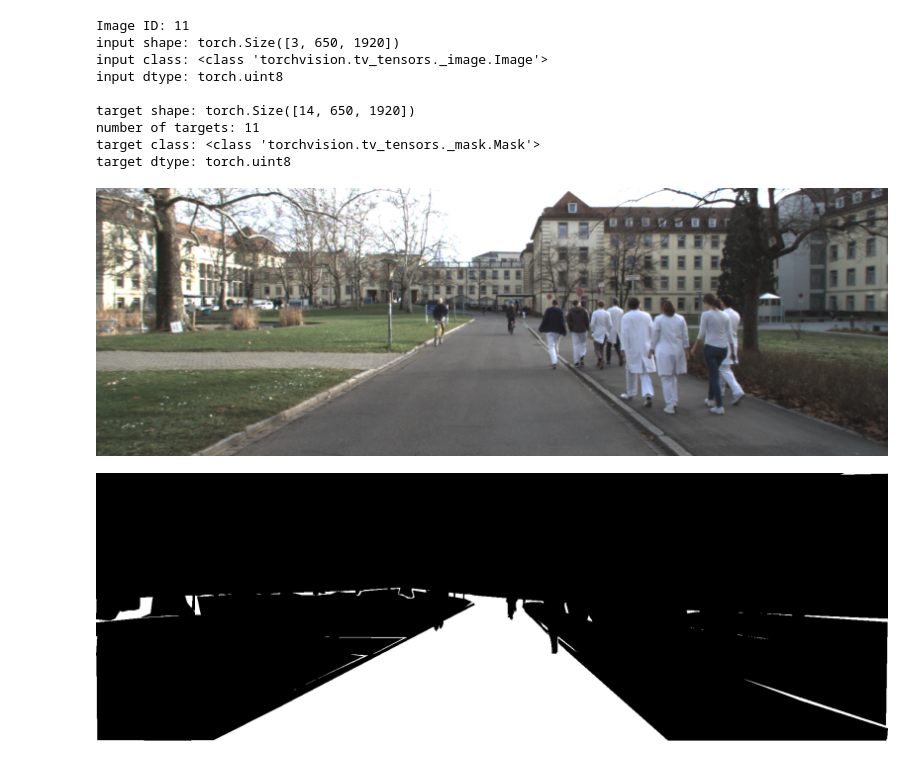
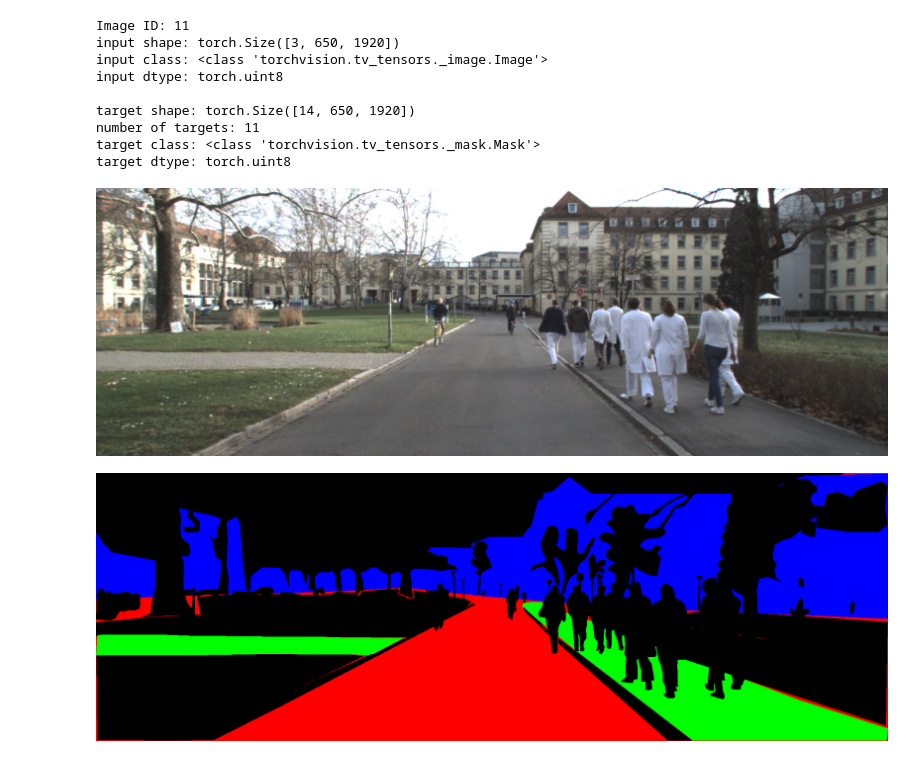
Before and after one commit to gramos93/mercury-duckling, a Jupyter notebook: notebooks/colormaps_example.ipynb, the cells around one changed output. Cells and saved outputs as stored; diff of their text form; code cells hidden in the pictures.

```diff
--- a/notebooks/colormaps_example.ipynb
+++ b/notebooks/colormaps_example.ipynb
@@ -89,7 +87,7 @@ number of targets: 11
 target class: <class 'torchvision.tv_tensors._mask.Mask'>
 target dtype: torch.uint8
 # %%
-display(to_pil_image(input), to_pil_image(target["masks"][0:1].float()))
+display(to_pil_image(input), to_pil_image(target["masks"][0:3].float()))
 # %% [output]
 [figure]
-[figure, old version]
+[figure, new version]
```
Also changed, not shown: parts of 1 cell of this notebook, 3 other files.
